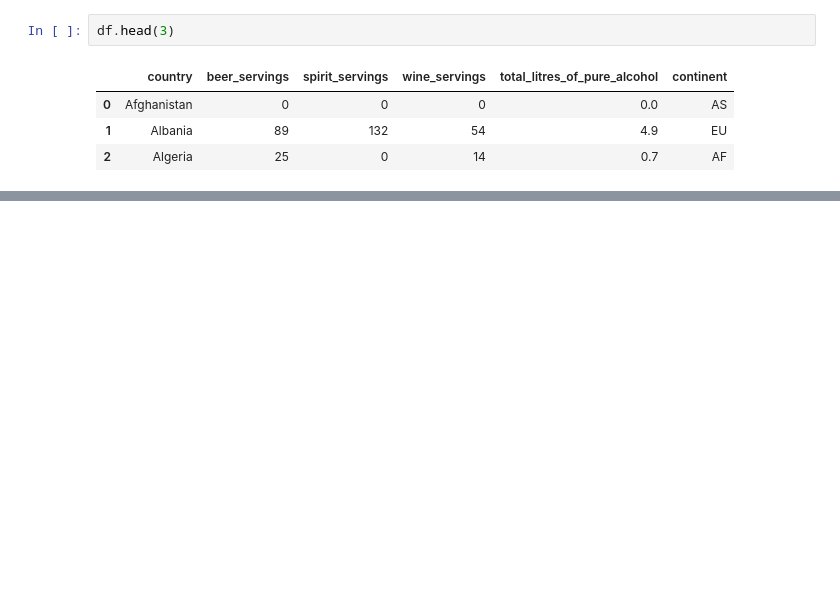
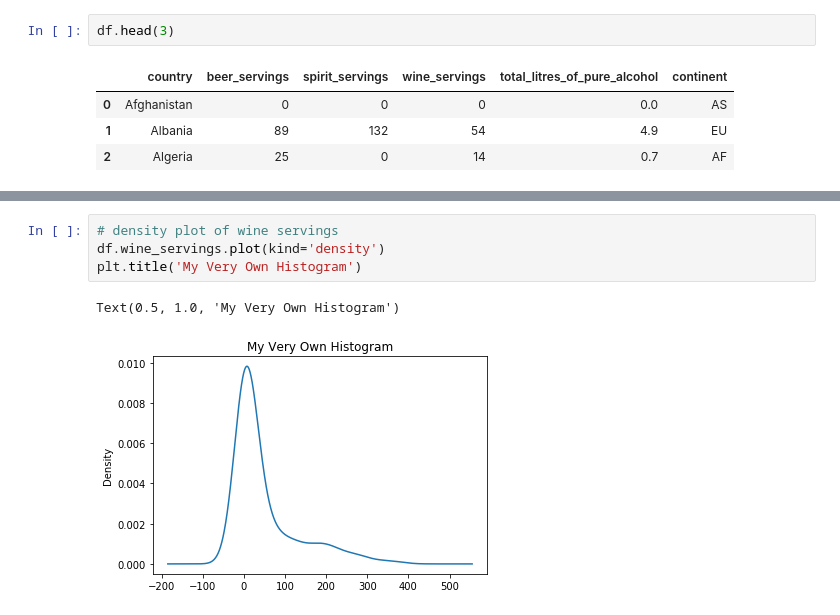
Before and after one commit to stampovaniq/ProgressBG-MLwithPython-Code, a Jupyter notebook: matplotlib_pandas_and_seaborn/pandas_and_mpl.ipynb, the cells around one changed output, grey strips where cells are left out. Cells and saved outputs as stored; diff of their text form; blank space fills up the shorter version.

```diff
--- a/matplotlib_pandas_and_seaborn/pandas_and_mpl.ipynb
+++ b/matplotlib_pandas_and_seaborn/pandas_and_mpl.ipynb
@@ -37,0 +97,7 @@ df.isnull()
+# %%
+# density plot of wine servings
+df.wine_servings.plot(kind='density')
+plt.title('My Very Own Histogram')
+# %% [output]
+Text(0.5, 1.0, 'My Very Own Histogram')
+[figure, added]
```
Also changed, not shown: parts of 13 cells of this notebook, 3 other files.
